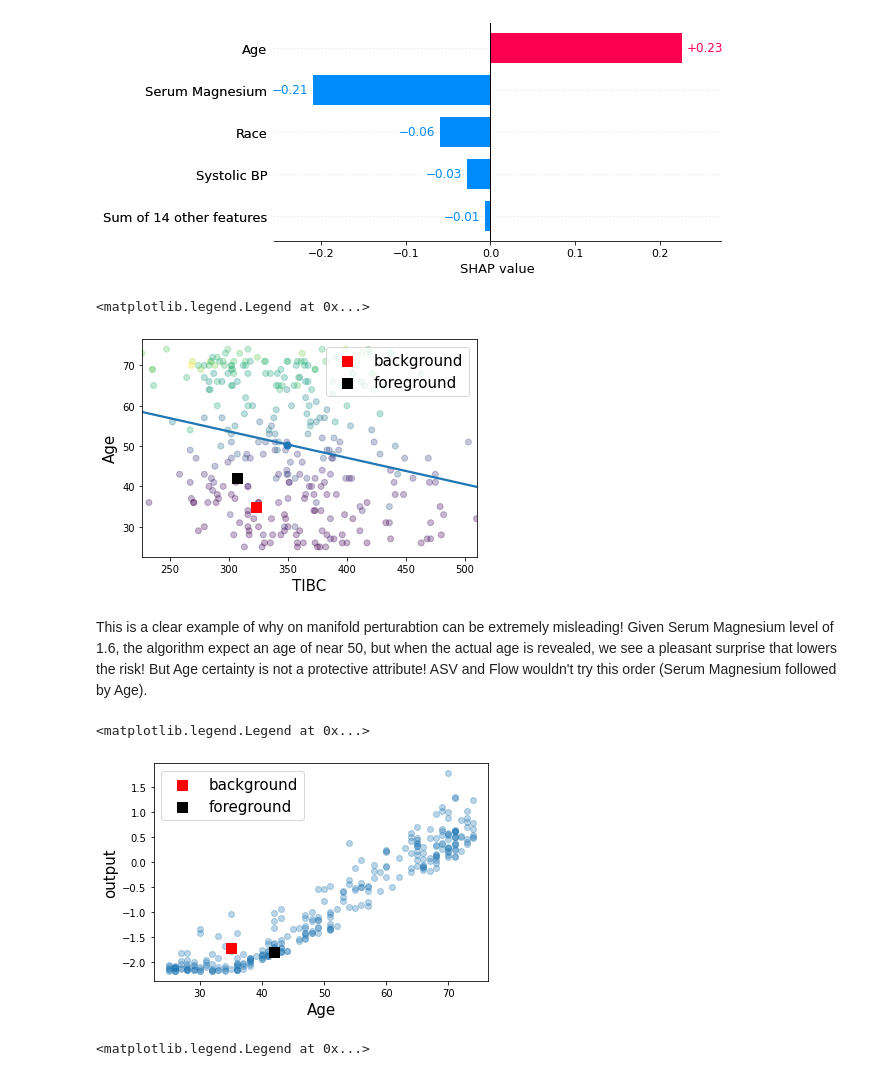
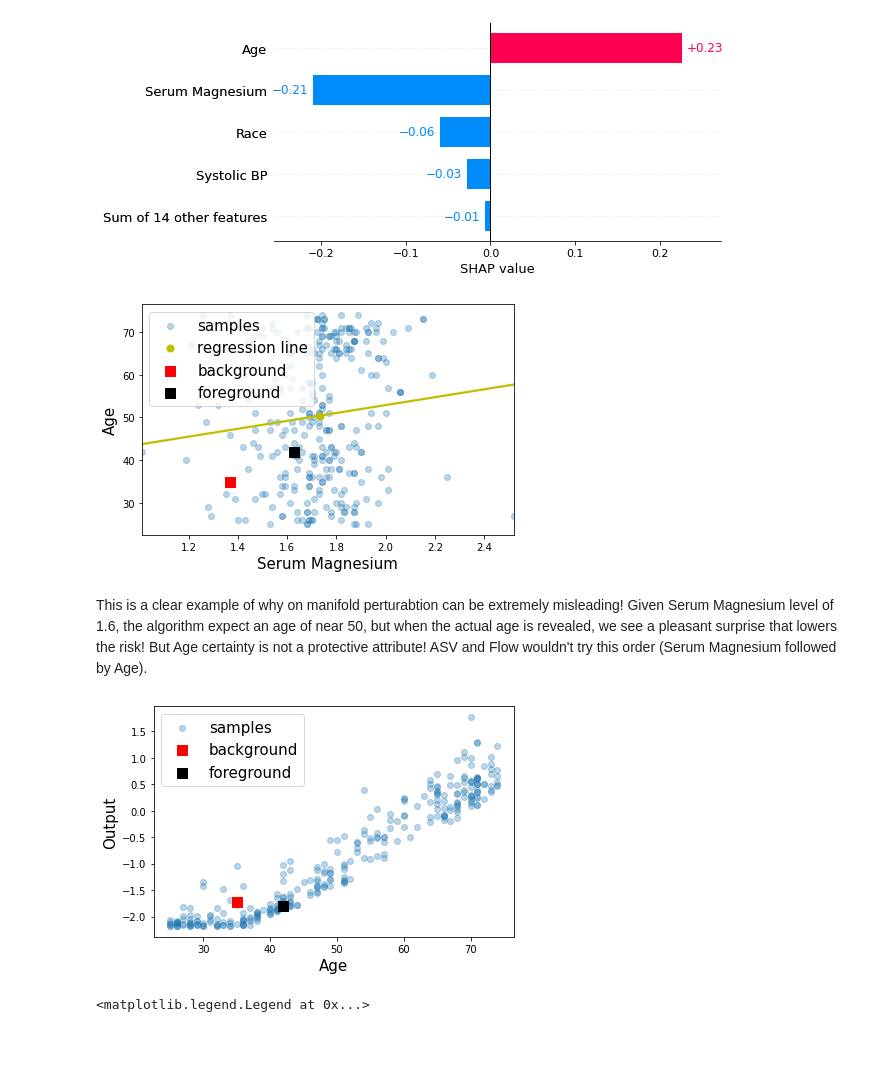
Before and after one commit to nathanwang000/Shapley-Flow, a Jupyter notebook: notebooks/NHANES1_survival.ipynb, the cells around one changed output. Saved outputs shown, nothing was run; the diff lists cells and outputs as text; code cells hidden in the pictures; blank space fills up the shorter version.

```diff
--- a/notebooks/NHANES1_survival.ipynb
+++ b/notebooks/NHANES1_survival.ipynb
@@ -507,26 +548,30 @@ cf_ind.draw(sample_ind, max_display=5)
 # %%
 nsamples = 300
 o = f(np.array(X)[:nsamples])
 def normalize(o): # normalize to 0-1
     return (o - o.min()) / (o.max() - o.min())
 
-xlabel = 'TIBC' #'Red blood cells' # 'Serum Iron' # 'Serum Protein' # 'Serum Cholesterol' # 'Diastolic BP' #'Serum Magnesium'
+xlabel = 'Serum Magnesium' # 'Serum Magnesium' # 'TIBC' #'Red blood cells' # 'Serum Iron' # 'Serum Protein' # 'Serum Cholesterol' # 'Diastolic BP'
 ylabel = 'Age'
 
 # xlabel = 'Age'
 # ylabel = 'Serum Magnesium'
 
-plt.scatter(X[xlabel][:nsamples], X[ylabel][:nsamples], c=normalize(o), alpha=0.3)
-sns.regplot(X[xlabel][:nsamples], X[ylabel][:nsamples], x_bins=1, order=1, ci=None)
+plt.scatter(X[xlabel][:nsamples], X[ylabel][:nsamples], #c=normalize(o),
+            alpha=0.3, label='samples')
+sns.regplot(X[xlabel][:nsamples], X[ylabel][:nsamples], x_bins=1, order=1, ci=None, label='regression line', color='y')
 plt.xlabel(xlabel, fontsize=15)
 plt.ylabel(ylabel, fontsize=15)
 
 plt.scatter(X[xlabel][[0]], X[ylabel][[0]], c=['red'], s=100, marker='s', label='background')
 plt.scatter(X[xlabel][[sample_ind]], X[ylabel][[sample_ind]], c=['black'], s=100, marker='s', label='foreground')
-plt.legend(fontsize=15)
+plt.legend(fontsize=15, loc="upper left")
+
+plt.tight_layout()
+plt.savefig(f'figures/manifold_explain_age_{xlabel}.png')
+plt.show()
 # %% [output]
-<matplotlib.legend.Legend at 0x...>
-[figure, old version]
+[figure, new version]
 # %% [markdown]
 This is a clear example of why on manifold perturabtion can be extremely misleading! Given Serum Magnesium level of 1.6, the algorithm expect an age of near 50, but when the actual age is revealed, we see a pleasant surprise that lowers the risk! But Age certainty is not a protective attribute! ASV and Flow wouldn't try this order (Serum Magnesium followed by Age).
 # %%
@@ -534,16 +579,18 @@ nsamples = 300
 o = f(np.array(X)[:nsamples])
 
 xlabel = 'Age'
-ylabel = 'output'
-plt.scatter(X[xlabel][:nsamples], o, alpha=0.3)
+ylabel = 'Output'
+plt.scatter(X[xlabel][:nsamples], o, alpha=0.3, label='samples')
 plt.xlabel(xlabel, fontsize=15)
 plt.ylabel(ylabel, fontsize=15)
 plt.scatter(X[xlabel][[0]], o[[0]], c=['red'], s=100, marker='s', label='background')
 plt.scatter(X[xlabel][[sample_ind]], o[[sample_ind]], c=['black'], s=100, marker='s', label='foreground')
 plt.legend(fontsize=15)
+plt.tight_layout()
+plt.savefig('figures/manifold_age.png')
+plt.show()
 # %% [output]
-<matplotlib.legend.Legend at 0x...>
-[figure, old version]
+[figure, new version]
 # %%
 nsamples = 300
 o = f(np.array(X)[:nsamples])
```
Also changed, not shown: parts of 7 cells of this notebook, 7 other files.
